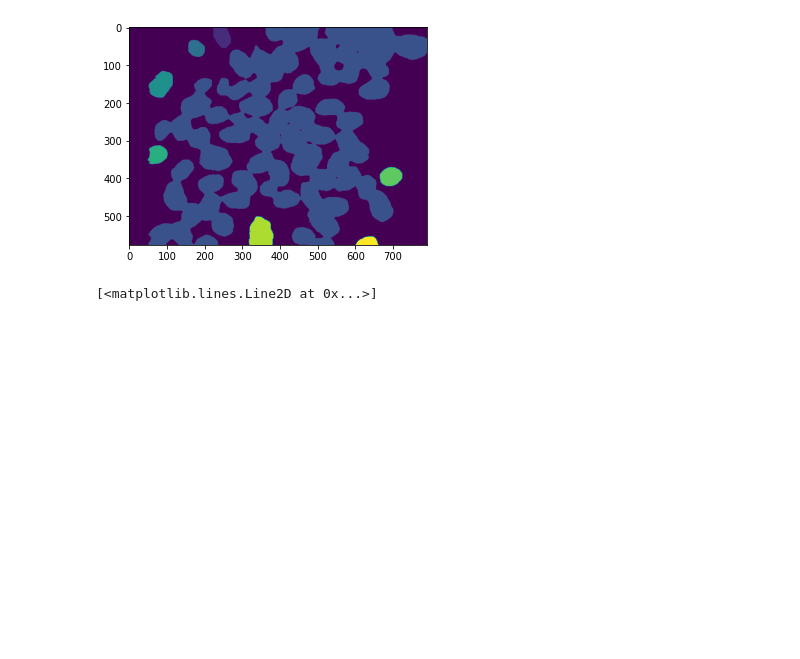
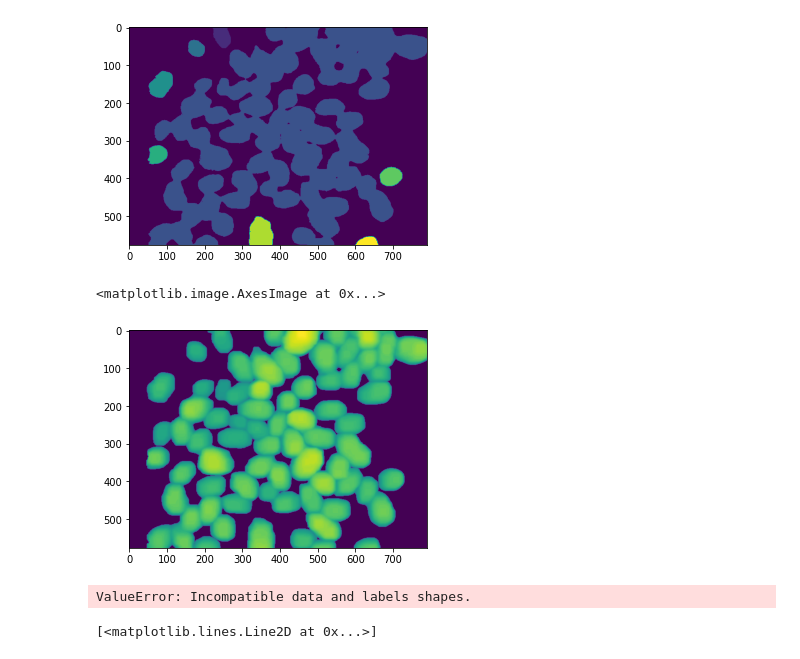
Before and after one commit to KirillOgleznev/dary-malinovki-CV, a Jupyter notebook: Jupyter/myNotebook.ipynb, the cells around one changed output. Saved outputs shown, nothing was run; the diff lists cells and outputs as text; code cells hidden in the pictures; blank space fills up the shorter version.

```diff
--- a/Jupyter/myNotebook.ipynb
+++ b/Jupyter/myNotebook.ipynb
@@ -73,6 +73,24 @@ plt.imshow(label_im)
 # %% [output]
 <matplotlib.image.AxesImage at 0x...>
 [figure]
+# %%
+from scipy import ndimage as ndi
+image_max = ndi.maximum_filter(gray, size=10, mode='constant')
+plt.imshow(image_max)
+# %% [output]
+<matplotlib.image.AxesImage at 0x...>
+[figure, added]
+# %%
+
+from skimage import filters
+
+from skimage.segmentation import random_walker
+
+markers[~img] = -1
+
+labels_rw = random_walker(img, markers)
+# %% [output]
+ValueError: Incompatible data and labels shapes.
 # %%
 # gray3 = cv2.GaussianBlur(gray, (21,21),11)
 gray3 = cv2.blur(gray ,(21,21))
```
Also changed, not shown: parts of 1 cell of this notebook, 3 other files.
